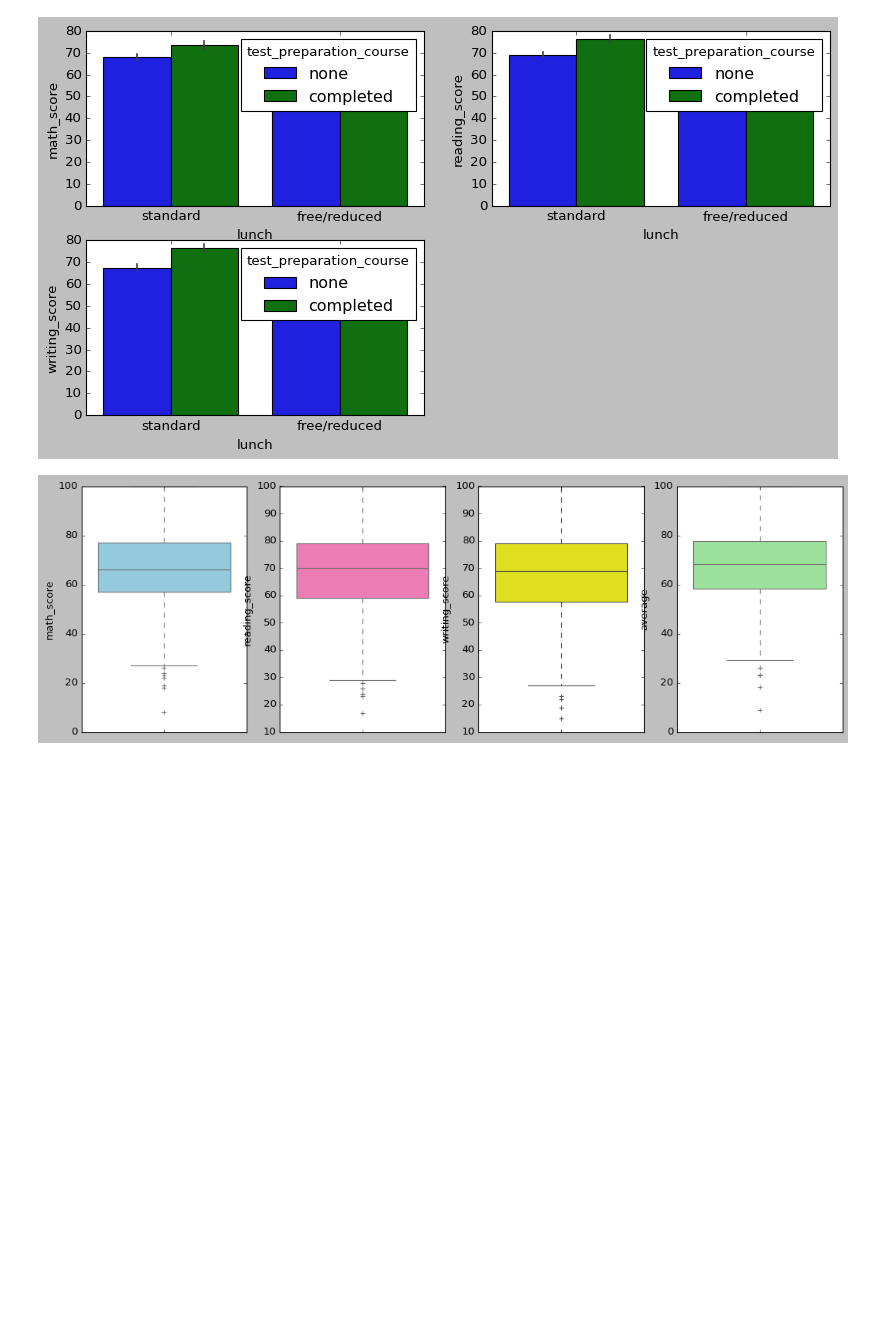
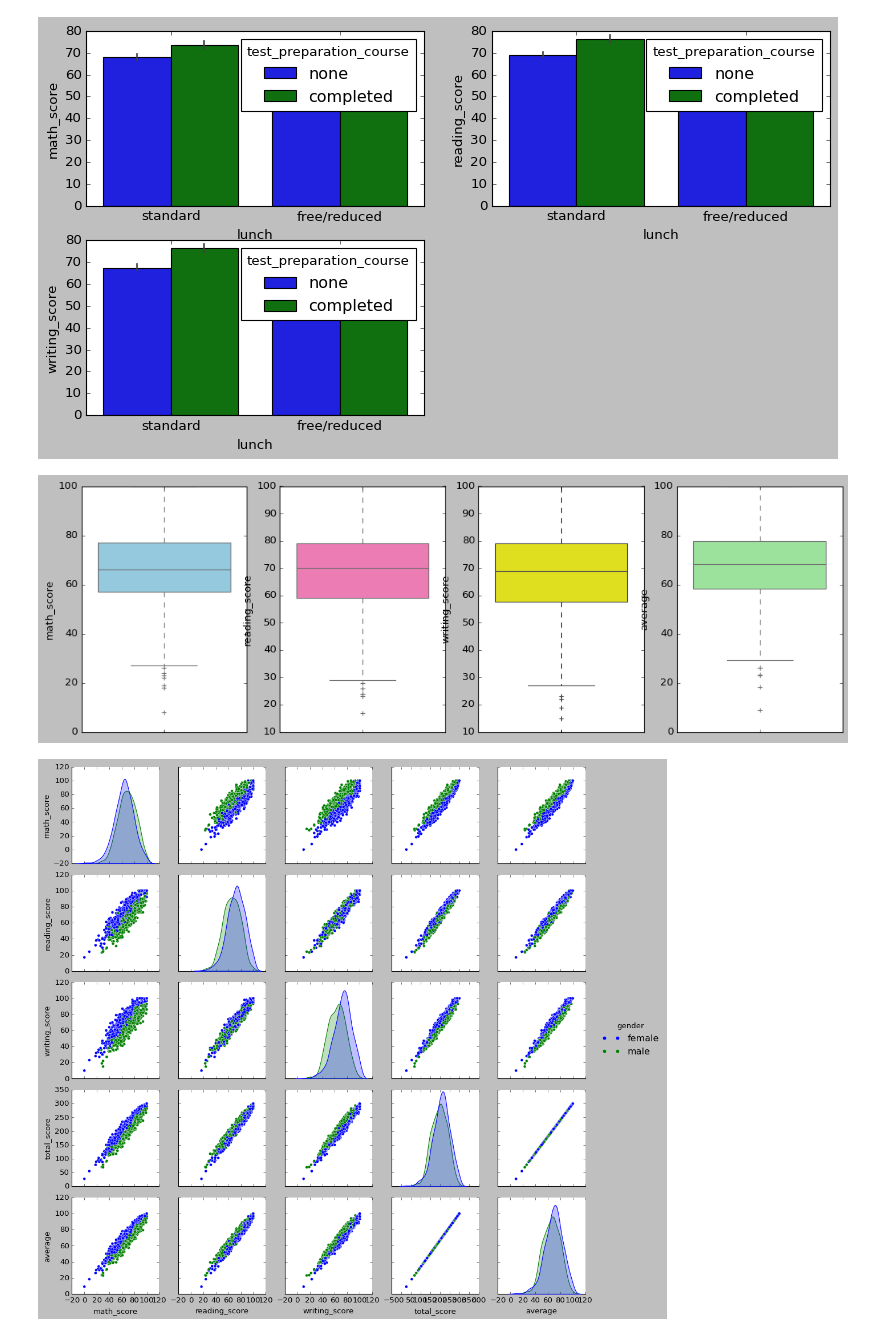
Before and after one commit to JITESH-KUMAR05/EndToEnd1, a Jupyter notebook: notebook/EDA_Student_performance.ipynb, the cells around one changed output. Drawn from its saved outputs; the diff is of its cells as text; code cells hidden in the pictures; blank space fills up the shorter version.

```diff
--- a/notebook/EDA_Student_performance.ipynb
+++ b/notebook/EDA_Student_performance.ipynb
@@ -521,3 +521,8 @@ sns.boxplot(df['average'],color='lightgreen')
 plt.show()
 # %% [output]
 [figure]
+# %%
+sns.pairplot(df,hue = 'gender')
+plt.show()
+# %% [output]
+[figure, added]
```
Also changed, not shown: parts of 1 cell of this notebook.
